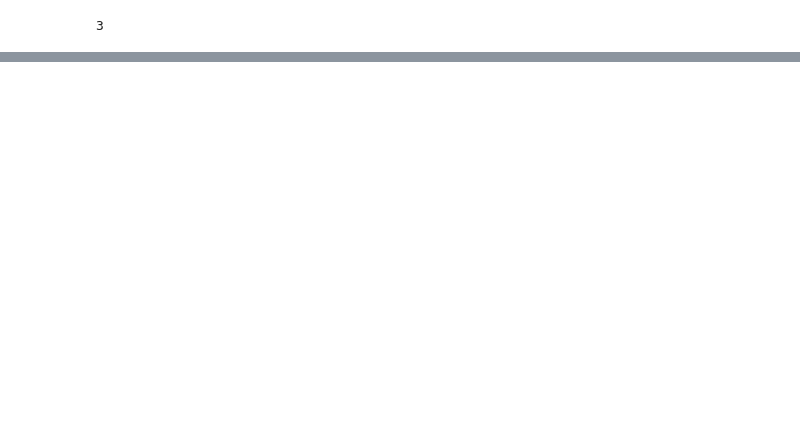
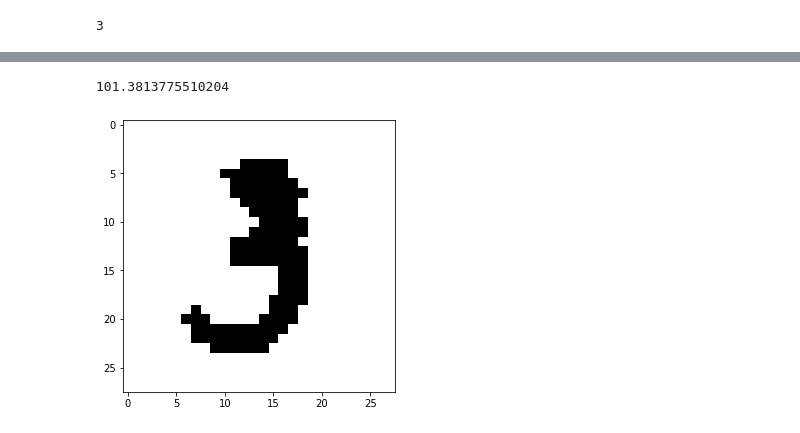
Before and after one commit to knolasco/Intro_to_ML_Course, a Jupyter notebook: Module3/SVM_MNIST.ipynb, the cells around one changed output, grey strips where cells are left out. Drawn from its saved outputs; the diff is of its cells as text; code cells hidden in the pictures; blank space fills up the shorter version.

```diff
--- a/Module3/SVM_MNIST.ipynb
+++ b/Module3/SVM_MNIST.ipynb
@@ -54,0 +78,19 @@ print(y.iloc[10])
+# %%
+# drop pixels if below a threshold
+row_means = X.mean(axis = 1)
+threshold = row_means.max()
+print(threshold)
+# %% [output]
+101.3813775510204
+# %%
+X_dropout = X.applymap(lambda x: 0 if x < threshold else 1)
+# %%
+fig, axs = plt.subplots(1,1)
+fig.set_size_inches(5,5)
+
+example_dropout = X_dropout.iloc[10].values.reshape(28,28)
+plt.imshow(example_dropout, cmap = mpl.cm.binary)
+
+plt.show()
+# %% [output]
+[figure, added]
```
Also changed, not shown: parts of 5 cells of this notebook.
